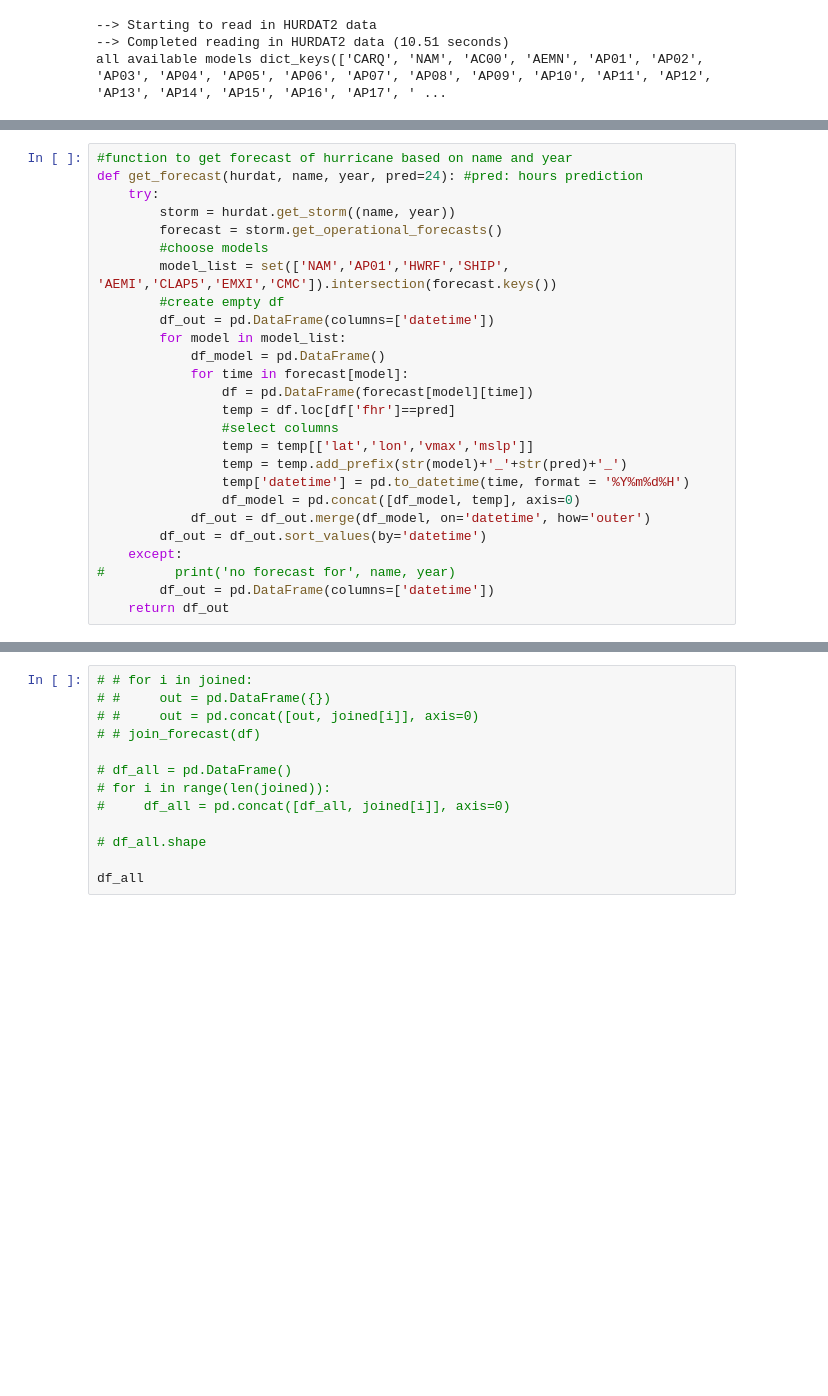
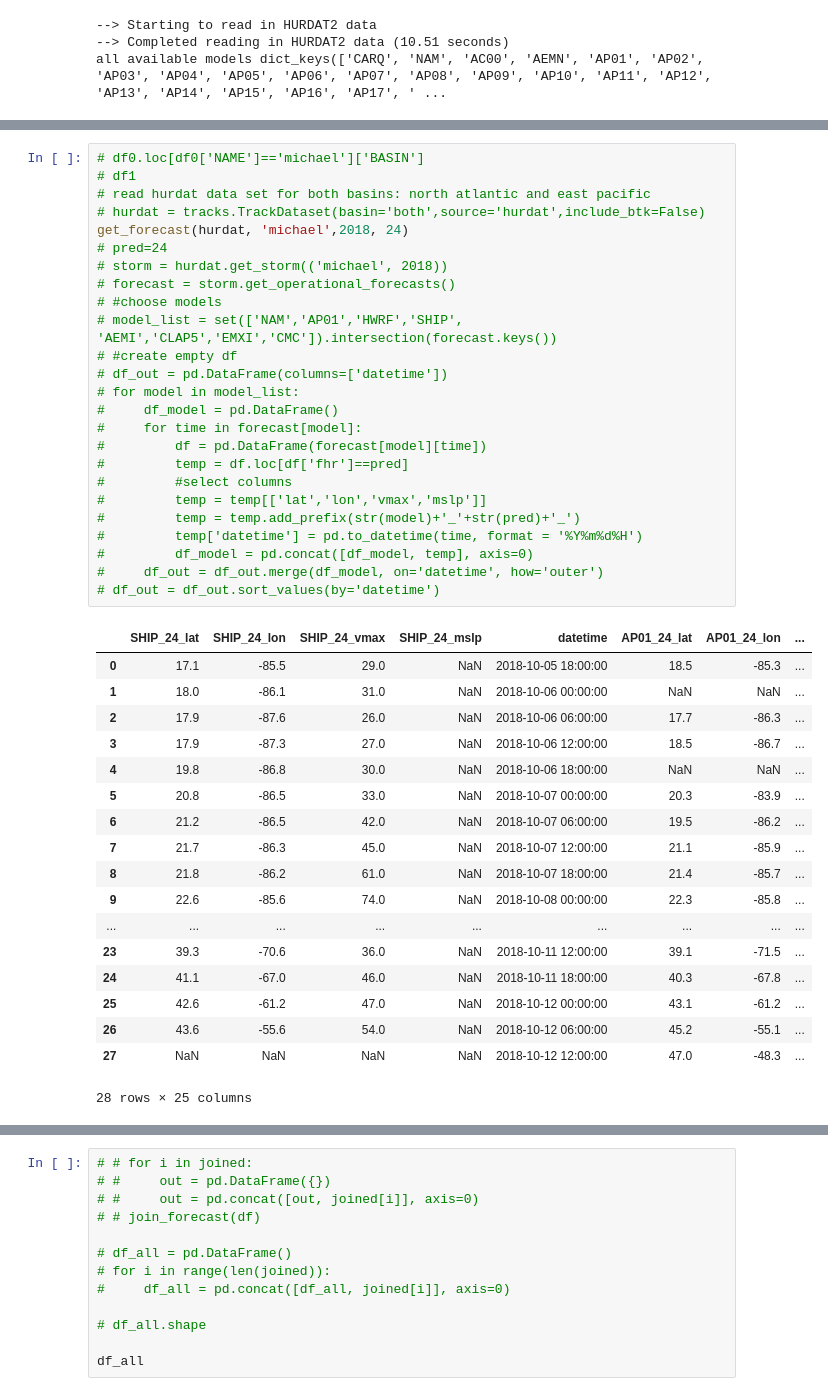
Before and after one commit to leobix/hurricast, a Jupyter notebook: nhc_baselines/Tropycal.ipynb, the cells around one changed output, grey strips where cells are left out. Drawn from its saved outputs; the diff is of its cells as text; blank space fills up the shorter version.

Commit message:
debug add forecast

```diff
--- a/nhc_baselines/Tropycal.ipynb
+++ b/nhc_baselines/Tropycal.ipynb
@@ -51,26 +164,44 @@ no forecast for esitera 1985
 # %%
-#function to get forecast of hurricane based on name and year
-def get_forecast(hurdat, name, year, pred=24): #pred: hours prediction
-    try:
-        storm = hurdat.get_storm((name, year))
-        forecast = storm.get_operational_forecasts()
-        #choose models
-        model_list = set(['NAM','AP01','HWRF','SHIP', 'AEMI','CLAP5','EMXI','CMC']).intersection(forecast.keys())
-        #create empty df
-        df_out = pd.DataFrame(columns=['datetime'])
-        for model in model_list:
-            df_model = pd.DataFrame()
-            for time in forecast[model]:
-                df = pd.DataFrame(forecast[model][time])
-                temp = df.loc[df['fhr']==pred]
-                #select columns
-                temp = temp[['lat','lon','vmax','mslp']]
-                temp = temp.add_prefix(str(model)+'_'+str(pred)+'_')
-                temp['datetime'] = pd.to_datetime(time, format = '%Y%m%d%H')
-                df_model = pd.concat([df_model, temp], axis=0)
-            df_out = df_out.merge(df_model, on='datetime', how='outer')
-        df_out = df_out.sort_values(by='datetime')
-    except:
-#         print('no forecast for', name, year)
-        df_out = pd.DataFrame(columns=['datetime'])
-    return df_out
+# df0.loc[df0['NAME']=='michael']['BASIN']
+# df1
+# read hurdat data set for both basins: north atlantic and east pacific
+# hurdat = tracks.TrackDataset(basin='both',source='hurdat',include_btk=False)
+get_forecast(hurdat, 'michael',2018, 24)
+# pred=24
+# storm = hurdat.get_storm(('michael', 2018))
+# forecast = storm.get_operational_forecasts()
+# #choose models
+# model_list = set(['NAM','AP01','HWRF','SHIP', 'AEMI','CLAP5','EMXI','CMC']).intersection(forecast.keys())
+# #create empty df
+# df_out = pd.DataFrame(columns=['datetime'])
+# for model in model_list:
+#     df_model = pd.DataFrame()
+#     for time in forecast[model]:
+#         df = pd.DataFrame(forecast[model][time])
+#         temp = df.loc[df['fhr']==pred]
+#         #select columns
+#         temp = temp[['lat','lon','vmax','mslp']]
+#         temp = temp.add_prefix(str(model)+'_'+str(pred)+'_')
+#         temp['datetime'] = pd.to_datetime(time, format = '%Y%m%d%H')
+#         df_model = pd.concat([df_model, temp], axis=0)
+#     df_out = df_out.merge(df_model, on='datetime', how='outer')
+# df_out = df_out.sort_values(by='datetime')
+# %% [output]
+|  | SHIP_24_lat | SHIP_24_lon | SHIP_24_vmax | SHIP_24_mslp | datetime | AP01_24_lat | AP01_24_lon | ... |
+| 0 | 17.1 | -85.5 | 29.0 | NaN | 2018-10-05 18:00:00 | 18.5 | -85.3 | ... |
+| 1 | 18.0 | -86.1 | 31.0 | NaN | 2018-10-06 00:00:00 | NaN | NaN | ... |
+| 2 | 17.9 | -87.6 | 26.0 | NaN | 2018-10-06 06:00:00 | 17.7 | -86.3 | ... |
+| 3 | 17.9 | -87.3 | 27.0 | NaN | 2018-10-06 12:00:00 | 18.5 | -86.7 | ... |
+| 4 | 19.8 | -86.8 | 30.0 | NaN | 2018-10-06 18:00:00 | NaN | NaN | ... |
+| 5 | 20.8 | -86.5 | 33.0 | NaN | 2018-10-07 00:00:00 | 20.3 | -83.9 | ... |
+| 6 | 21.2 | -86.5 | 42.0 | NaN | 2018-10-07 06:00:00 | 19.5 | -86.2 | ... |
+| 7 | 21.7 | -86.3 | 45.0 | NaN | 2018-10-07 12:00:00 | 21.1 | -85.9 | ... |
+| 8 | 21.8 | -86.2 | 61.0 | NaN | 2018-10-07 18:00:00 | 21.4 | -85.7 | ... |
+| 9 | 22.6 | -85.6 | 74.0 | NaN | 2018-10-08 00:00:00 | 22.3 | -85.8 | ... |
+| ... | ... | ... | ... | ... | ... | ... | ... | ... |
+| 23 | 39.3 | -70.6 | 36.0 | NaN | 2018-10-11 12:00:00 | 39.1 | -71.5 | ... |
+| 24 | 41.1 | -67.0 | 46.0 | NaN | 2018-10-11 18:00:00 | 40.3 | -67.8 | ... |
+| 25 | 42.6 | -61.2 | 47.0 | NaN | 2018-10-12 00:00:00 | 43.1 | -61.2 | ... |
+| 26 | 43.6 | -55.6 | 54.0 | NaN | 2018-10-12 06:00:00 | 45.2 | -55.1 | ... |
+| 27 | NaN | NaN | NaN | NaN | 2018-10-12 12:00:00 | 47.0 | -48.3 | ... |
+28 rows × 25 columns
```
Also changed, not shown: parts of 12 cells of this notebook, 3 other files.
